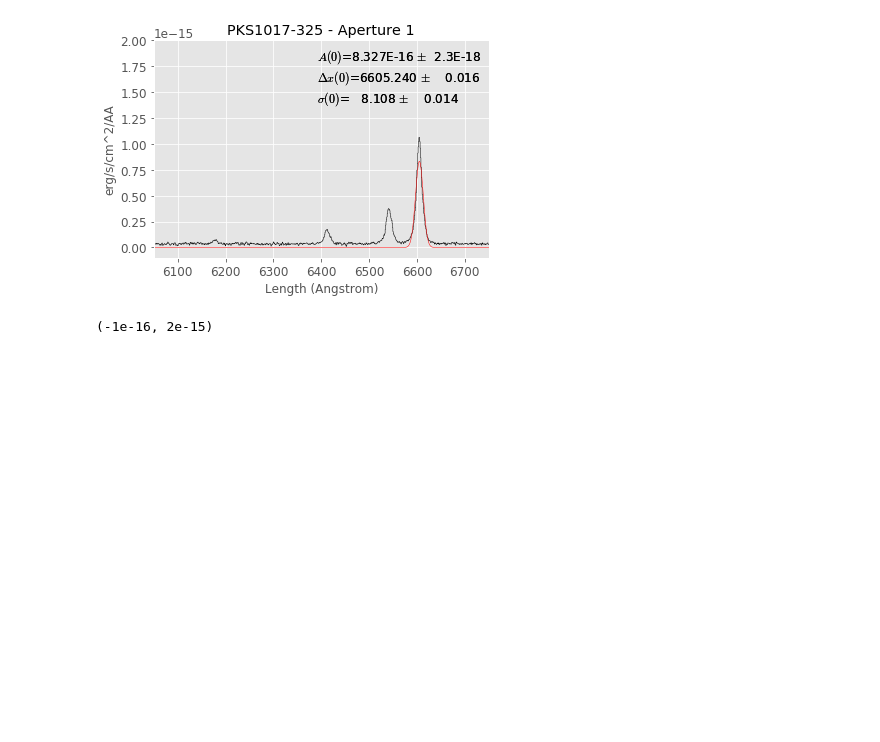
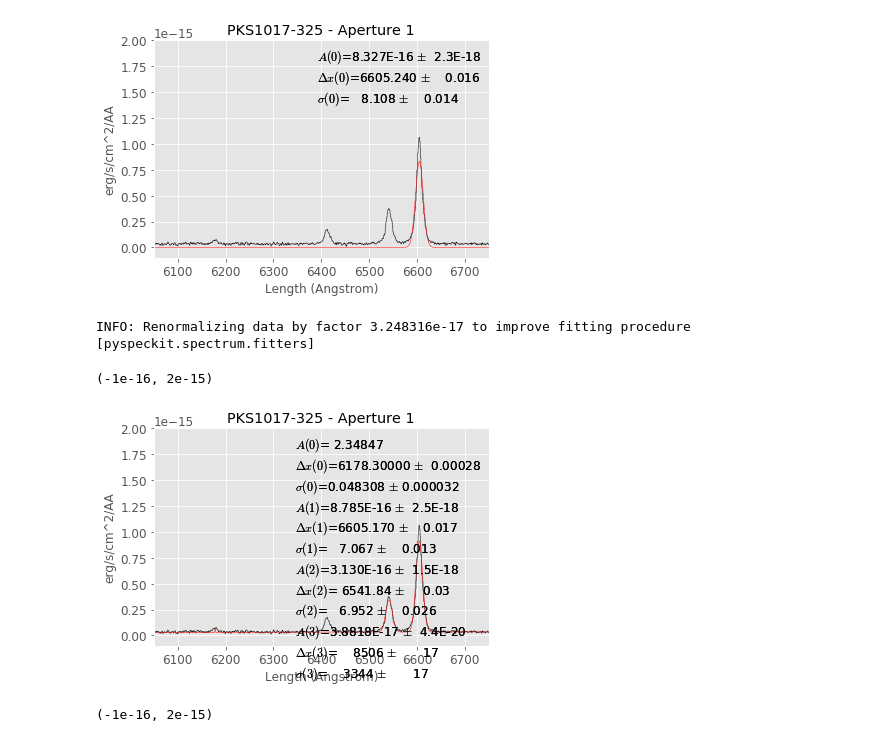
Before and after one commit to granttremblay/question_for_adam, a Jupyter notebook: PKS1017_Analysis.ipynb, the cells around one changed output. Drawn from its saved outputs; the diff is of its cells as text; code cells hidden in the pictures; blank space fills up the shorter version.

```diff
--- a/PKS1017_Analysis.ipynb
+++ b/PKS1017_Analysis.ipynb
@@ -285,6 +285,15 @@ sp.plotter.axis.set_ylim(-1e-16, 2e-15)
 INFO: Renormalizing data by factor 3.248316e-17 to improve fitting procedure [pyspeckit.spectrum.fitters]
 (-1e-16, 2e-15)
 [figure]
+# %%
+log.setLevel('INFO')
+sp.plotter()
+sp.specfit(guesses=guesses, fittype='gaussian')
+sp.plotter.axis.set_ylim(-1e-16, 2e-15)
+# %% [output]
+INFO: Renormalizing data by factor 3.248316e-17 to improve fitting procedure [pyspeckit.spectrum.fitters]
+(-1e-16, 2e-15)
+[figure, added]
 # %%
 sp.plotter(xmin=6050, xmax=6750, errstyle='fill')
 sp.specfit.plot_fit(annotate=False, lw=2.0)
```
Also changed, not shown: parts of 1 cell of this notebook.
